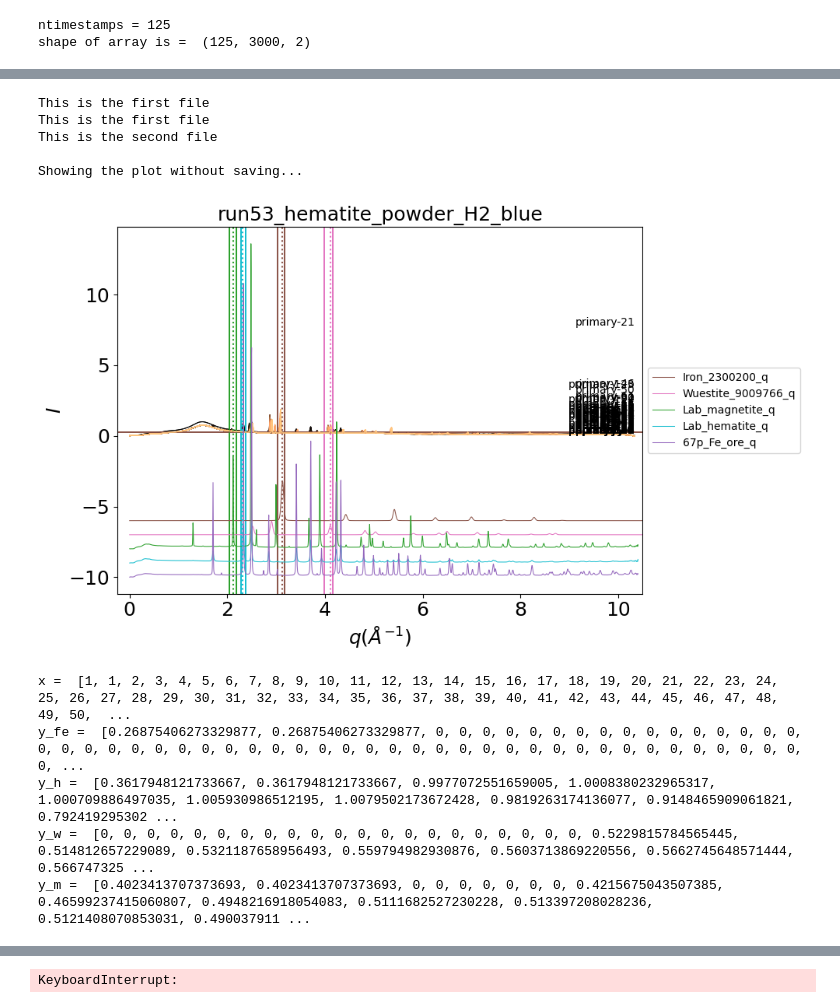
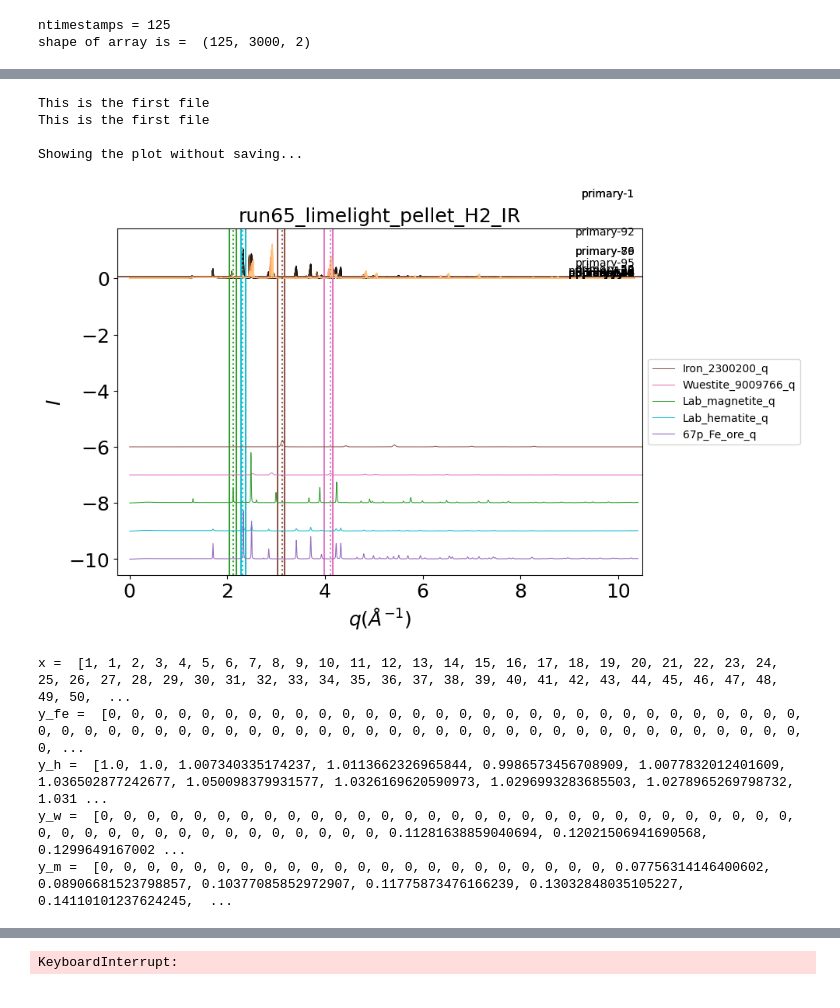
Before and after one commit to lmoghimi/personal-processing, a Jupyter notebook: xrd_phase_analysis_Lauren.ipynb, the cells around one changed output, grey strips where cells are left out. Drawn from its saved outputs; the diff is of its cells as text; code cells hidden in the pictures.

```diff
--- a/xrd_phase_analysis_Lauren.ipynb
+++ b/xrd_phase_analysis_Lauren.ipynb
@@ -101,7 +101,7 @@ interactive(children=(IntSlider(value=10, description='x', max=30, min=-10), Out
 <function __main__.f(x)>
 # %%
 #@title Loading data files for interactive plot (1/2)
-for run in ['run53']:
+for run in ['run65']:
     ntimestamps = 125 ##########change later
 
     ###################### parsing the filename
@@ -394,12 +394,12 @@ interactive(children=(IntRangeSlider(value=(875, 915), description='I_fe_range',
 # %%
 #@title Tracking peak position with time (multiple phases)
-for run in ['run53']:
+for run in ['run65']:
     ntimestamps = 125 ##########change later
     #laser = [7, 32, 107] #run51
     #laser = [4, 29, 104] #run52
-    laser = [6, 31, 106] #run53
+    #laser = [6, 31, 106] #run53
     #laser = [5, 30, 105] #run64
-    #laser = [4, 29, 104] #run65
+    laser = [4, 29, 104] #run65
 
     ###################### parsing the filename
     tiffdir = os.path.join(userdir, 'tiff_base')
@@ -457,21 +457,22 @@ for run in ['run53']:
         #I = I + iv * 100 #iv is basically the index number for the scan. this makes a waterfall plot
         # I = I/I.max() + 0.25 * iv
         '''
-        '''
+
         if timestamp == 'primary-1':
           print('This is the first file')
           #I0 = I
           I0 = I.copy() #fix I0!!!!!!!!!!!!!!!!!!!!!!!!!
           I_treated = I0/I0.max()
-        '''
-        if timestamp == 'primary-1': #for run 52, need to have 125 files
-          print('This is the first file')
-          I_treated = I/I.max()
-        elif timestamp == 'primary-2': #for run 52, need to have 125 files
-          print('This is the second file')
-          #I0 = I
-          I0 = I.copy() #fix I0!!!!!!!!!!!!!!!!!!!!!!!!!
-          I_treated = I0/I0.max()
+        # '''
+        # if timestamp == 'primary-1': #for run 52, need to have 125 files
+        #   print('This is the first file')
+        #   I_treated = I/I.max()
+        # elif timestamp == 'primary-2': #for run 52, need to have 125 files
+        #   print('This is the second file')
+        #   #I0 = I
+        #   I0 = I.copy() #fix I0!!!!!!!!!!!!!!!!!!!!!!!!!
+        #   I_treated = I0/I0.max()
+        # '''
         else:
           #print('not the first file...')
           #I_treated = I/I0
@@ -493,16 +494,16 @@ for run in ['run53']:
         I_fe_up = 915
         #prominence_fe = 1.5
         #prominence_fe = .1
-        prominence_fe = .245
+        prominence_fe = .075
         I_w_low = 1152
         I_w_up = 1200
-        prominence_w = .51
+        prominence_w = .11
         I_m_low = 590
         I_m_up = 630
-        prominence_m = .37
+        prominence_m = .075
         I_h_low = 660
         I_h_up = 685
-        prominence_h = .2845
+        prominence_h = .075
 
         #see where the peak range should be, for given input index
         plt.axvline(x=q[I_fe_low], linestyle='solid', linewidth = .1, color=lincol_fe)
@@ -711,37 +712,36 @@ for run in ['run53']:
     thisfs = 15
     markersz = 7
     laserls = 'dotted'
     lasercol = 'tab:gray'
     fig, axx = plt.subplots(figsize=(6,6), tight_layout=True)
     axx.scatter(x, y_fe, color = lincol_fe, marker='.', s=markersz, label = 'Fe')
     axx.plot(x, y_fe, linewidth = lw, color = lincol_fe)
     axx.scatter(x, y_w, color = lincol_w, marker='.', s=markersz, label = 'W')
     axx.plot(x, y_w, linewidth = lw, color = lincol_w)
     axx.scatter(x, y_m, color = lincol_m, marker='.', s=markersz, label = 'M')
     axx.plot(x, y_m, linewidth = lw, color = lincol_m)
     axx.scatter(x, y_h, color = lincol_h, marker='.', s=markersz, label = 'H')
     axx.plot(x, y_h, linewidth = lw, color = lincol_h)
 
     ## manually mark when the laser turned on, reached max power, and turned off ##
     for vi in laser:
       plt.axvline(x=vi, linestyle=laserls, color=lasercol)
 
     plt.legend(loc='upper right')
     axx.set_xlabel('Scan #', fontsize=thisfs)
     axx.set_ylabel('Intensity (a.u.)', fontsize=thisfs)
     plottit = 'Peak intensity vs. time: ' + expname.split('_')[0]
     axx.set_title(plottit, fontsize=thisfs)
     plt.show()
     #be sure to check that the range, prominence, etc still work with a larger dataset of 125 timestamps
 # %% [output]
 This is the first file
 This is the first file
-This is the second file
 
 Showing the plot without saving...
-[figure, old version]
+[figure, new version]
 x =  [1, 1, 2, 3, 4, 5, 6, 7, 8, 9, 10, 11, 12, 13, 14, 15, 16, 17, 18, 19, 20, 21, 22, 23, 24, 25, 26, 27, 28, 29, 30, 31, 32, 33, 34, 35, 36, 37, 38, 39, 40, 41, 42, 43, 44, 45, 46, 47, 48, 49, 50,  ...
-y_fe =  [0.26875406273329877, 0.26875406273329877, 0, 0, 0, 0, 0, 0, 0, 0, 0, 0, 0, 0, 0, 0, 0, 0, 0, 0, 0, 0, 0, 0, 0, 0, 0, 0, 0, 0, 0, 0, 0, 0, 0, 0, 0, 0, 0, 0, 0, 0, 0, 0, 0, 0, 0, 0, 0, 0, 0, 0, ...
-y_h =  [0.3617948121733667, 0.3617948121733667, 0.9977072551659005, 1.0008380232965317, 1.000709886497035, 1.005930986512195, 1.0079502173672428, 0.9819263174136077, 0.9148465909061821, 0.792419295302 ...
-y_w =  [0, 0, 0, 0, 0, 0, 0, 0, 0, 0, 0, 0, 0, 0, 0, 0, 0, 0, 0, 0, 0, 0.5229815784565445, 0.514812657229089, 0.5321187658956493, 0.559794982930876, 0.5603713869220556, 0.5662745648571444, 0.566747325 ...
-y_m =  [0.4023413707373693, 0.4023413707373693, 0, 0, 0, 0, 0, 0, 0, 0.4215675043507385, 0.46599237415060807, 0.4948216918054083, 0.5111682527230228, 0.513397208028236, 0.5121408070853031, 0.490037911 ...
+y_fe =  [0, 0, 0, 0, 0, 0, 0, 0, 0, 0, 0, 0, 0, 0, 0, 0, 0, 0, 0, 0, 0, 0, 0, 0, 0, 0, 0, 0, 0, 0, 0, 0, 0, 0, 0, 0, 0, 0, 0, 0, 0, 0, 0, 0, 0, 0, 0, 0, 0, 0, 0, 0, 0, 0, 0, 0, 0, 0, 0, 0, 0, 0, 0, 0, ...
+y_h =  [1.0, 1.0, 1.007340335174237, 1.0113662326965844, 0.9986573456708909, 1.0077832012401609, 1.036502877242677, 1.050098379931577, 1.0326169620590973, 1.0296993283685503, 1.0278965269798732, 1.031 ...
+y_w =  [0, 0, 0, 0, 0, 0, 0, 0, 0, 0, 0, 0, 0, 0, 0, 0, 0, 0, 0, 0, 0, 0, 0, 0, 0, 0, 0, 0, 0, 0, 0, 0, 0, 0, 0, 0, 0, 0, 0, 0, 0, 0, 0, 0, 0, 0.11281638859040694, 0.12021506941690568, 0.1299649167002 ...
+y_m =  [0, 0, 0, 0, 0, 0, 0, 0, 0, 0, 0, 0, 0, 0, 0, 0, 0, 0, 0, 0, 0, 0, 0.07756314146400602, 0.08906681523798857, 0.10377085852972907, 0.11775873476166239, 0.13032848035105227, 0.14110101237624245,  ...
```
Also changed, not shown: parts of 2 cells of this notebook.
